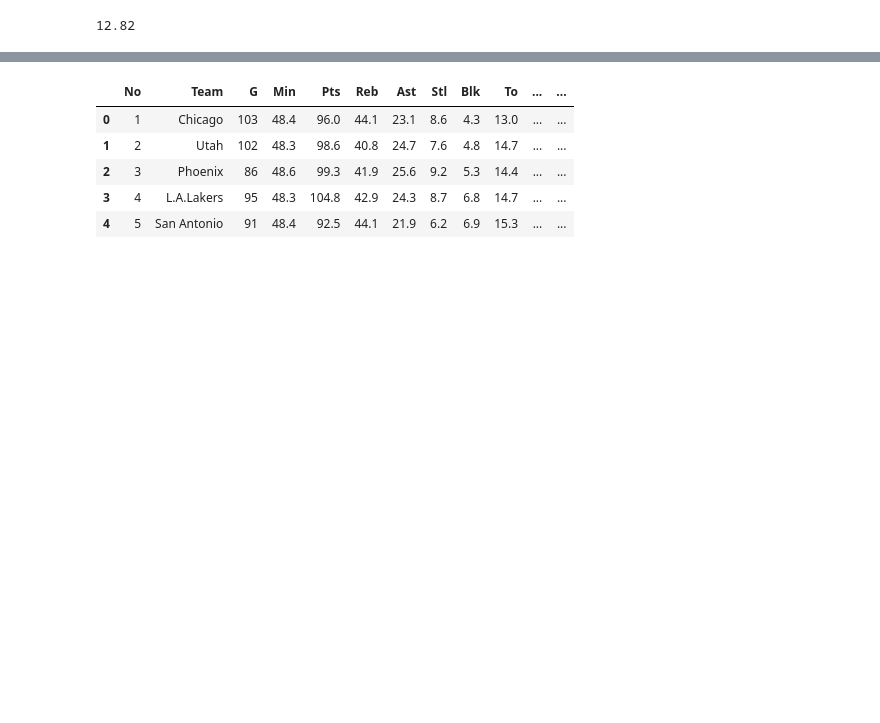
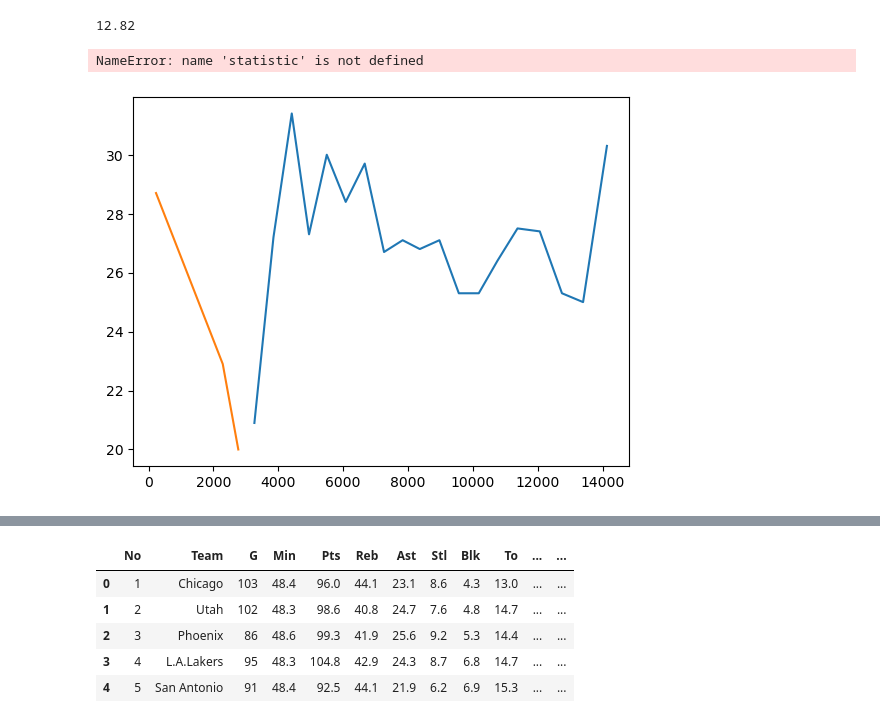
Before and after one commit to mcbrennan1/sds271_final_project, a Jupyter notebook: player_class.ipynb, the cells around one changed output, grey strips where cells are left out. Cells and saved outputs as stored; diff of their text form; code cells hidden in the pictures; blank space fills up the shorter version.

```diff
--- a/player_class.ipynb
+++ b/player_class.ipynb
@@ -93,6 +103,16 @@ Curry = Player(player = "Stephen Curry", season = "2015-2016")
 Curry.turnover_percentage()
 # %% [output]
 12.82
+# %%
+Curry.compare_player("Michael Jordan*")
+# %% [output]
+NameError: name 'statistic' is not defined
+# %%
+LeBron = Player(player = "LeBron James", season = "2015-2016")
+# %%
+LeBron.compare_player("Michael Jordan*")
+# %% [output]
+[figure, added]
 # %%
 Curry.visualization("PTS")
 # %% [output]
```
Also changed, not shown: parts of 2 cells of this notebook.
